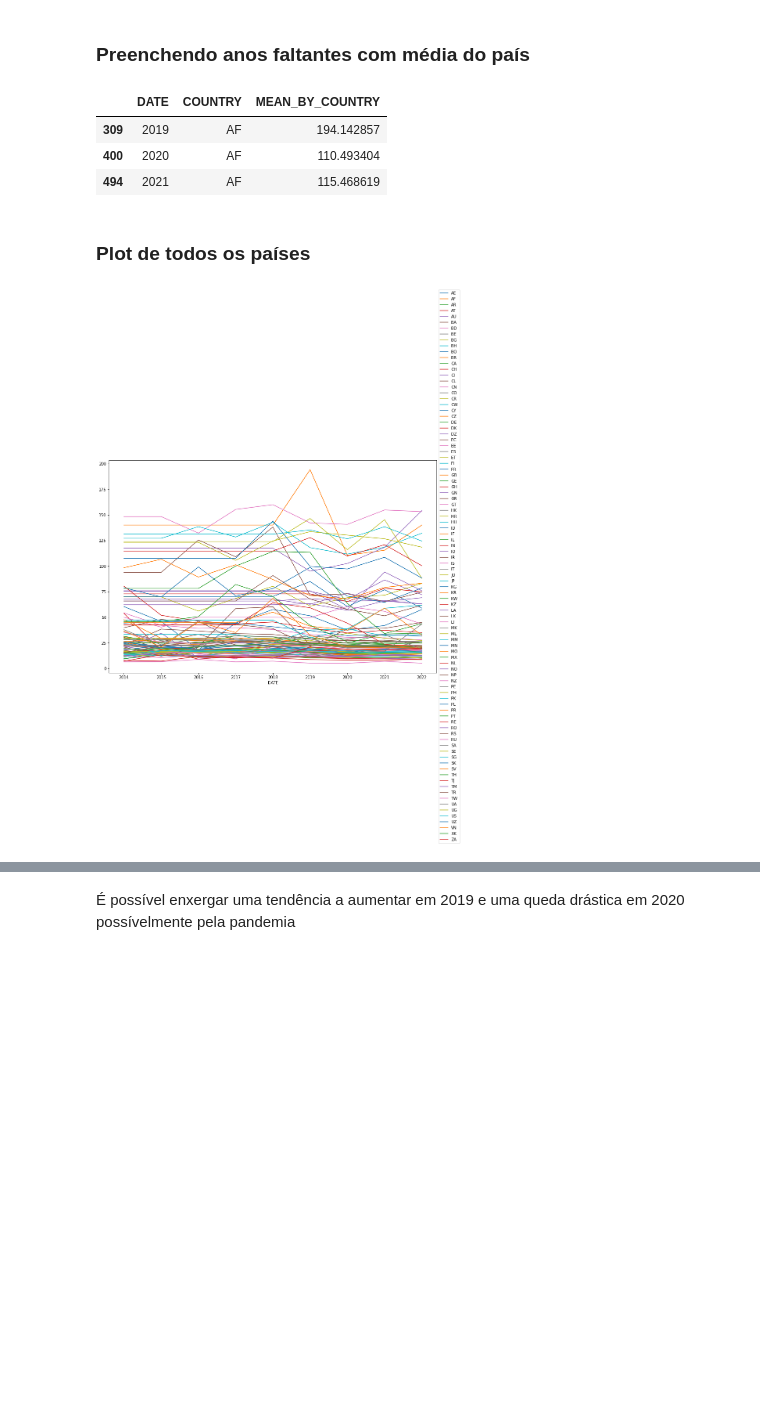
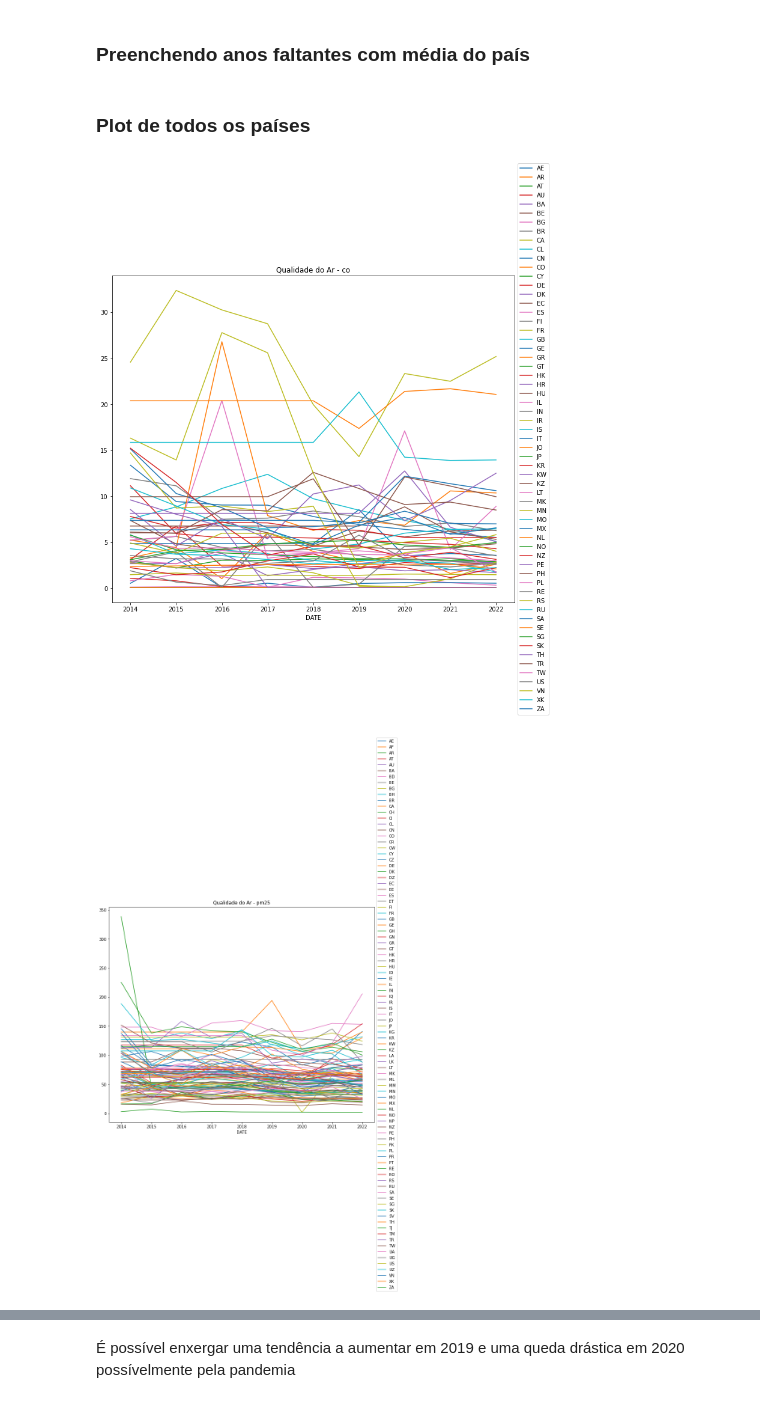
Before and after one commit to thiagorbernardo/UTFPR-Data-Science-CSB55, a Jupyter notebook: 02 - Analise exploratoria/iqar-analise-ar.ipynb, the cells around one changed output, grey strips where cells are left out. Saved outputs shown, nothing was run; the diff lists cells and outputs as text; code cells hidden in the pictures; blank space fills up the shorter version.

Commit message:
fix: analysis by specie of gas

```diff
--- a/02 - Analise exploratoria/iqar-analise-ar.ipynb
+++ b/02 - Analise exploratoria/iqar-analise-ar.ipynb
@@ -168,0 +137,19 @@ df_by_year_pivot
+# %%
+df_co = df_by_year_specie.query(f'SPECIE == "co"')
+df_pm25 = df_by_year_specie.query(f'SPECIE == "pm25"')
+df_pm10 = df_by_year_specie.query(f'SPECIE == "pm10"')
+df_o3 = df_by_year_specie.query(f'SPECIE == "o3"')
+df_so2 = df_by_year_specie.query(f'SPECIE == "so2"')
+df_no2 = df_by_year_specie.query(f'SPECIE == "no2"')
+# %%
+dfs = [df_co,
+df_pm25,
+df_pm10,
+df_o3,
+df_so2,
+df_no2]
+# %%
+dfs_pivot = []
+for df_specie in dfs:
+    df_specie = df_specie.pivot(index='DATE', columns='COUNTRY', values='MEAN_BY_COUNTRY')
+    dfs_pivot.append(df_specie)
@@ -169,20 +176,17 @@ df_by_year_pivot
 # %% [markdown]
 ### Preenchendo anos faltantes com média do país
-# %%
-df_by_year.query('COUNTRY == "AF"')
-# %% [output]
-|  | DATE | COUNTRY | MEAN_BY_COUNTRY |
-| 309 | 2019 | AF | 194.142857 |
-| 400 | 2020 | AF | 110.493404 |
-| 494 | 2021 | AF | 115.468619 |
 # %%
-df_by_year_pivot = df_by_year_pivot.fillna(df_by_year_pivot.mean())
+for df_by_year_pivot in dfs_pivot:
+    df_by_year_pivot.fillna(df_by_year_pivot.mean(), inplace=True)
 # %% [markdown]
 ### Plot de todos os países
 # %%
-df_by_year_pivot.plot.line(figsize=(15,10))
+for idx, df_by_year_pivot in enumerate(dfs_pivot):
+    df_by_year_pivot.plot.line(figsize=(12,10))
 
-plt.legend(loc='center left', bbox_to_anchor=(1.0, 0.5))
-plt.show()
+    plt.legend(loc='center left', bbox_to_anchor=(1.0, 0.5))
+    plt.title(f"Qualidade do Ar - {species_list[idx]}")
+    plt.show()
 # %% [output]
-[figure, old version]
+[figure, new version]
+[figure, added]
```
Also changed, not shown: parts of 17 cells of this notebook, 8 other files.
